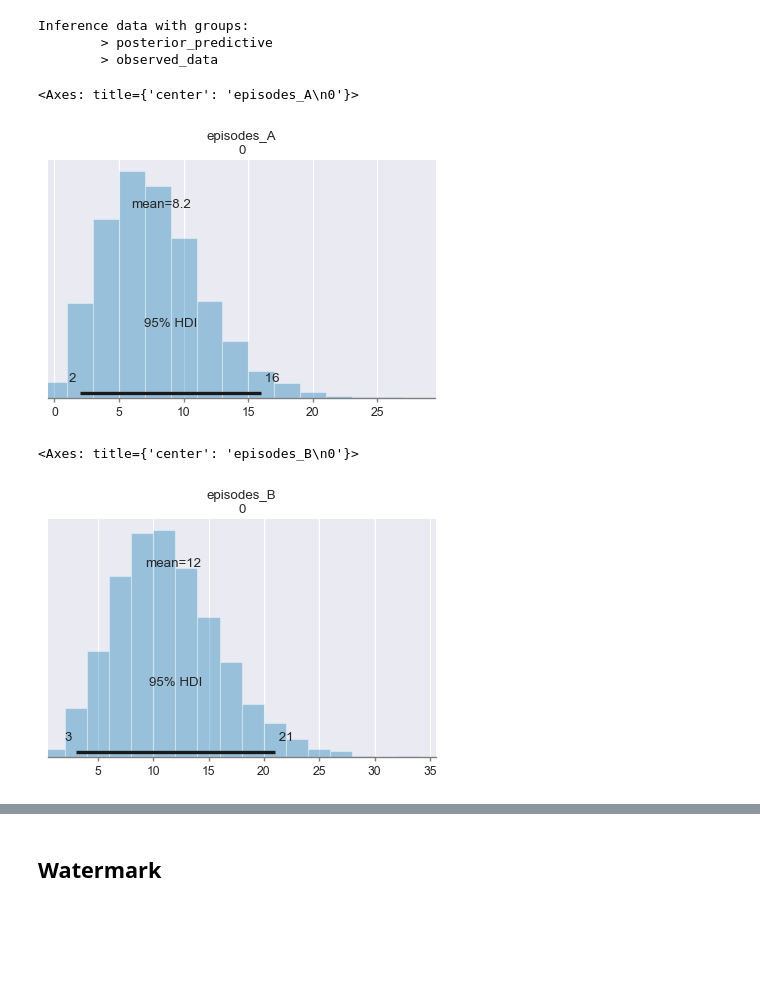
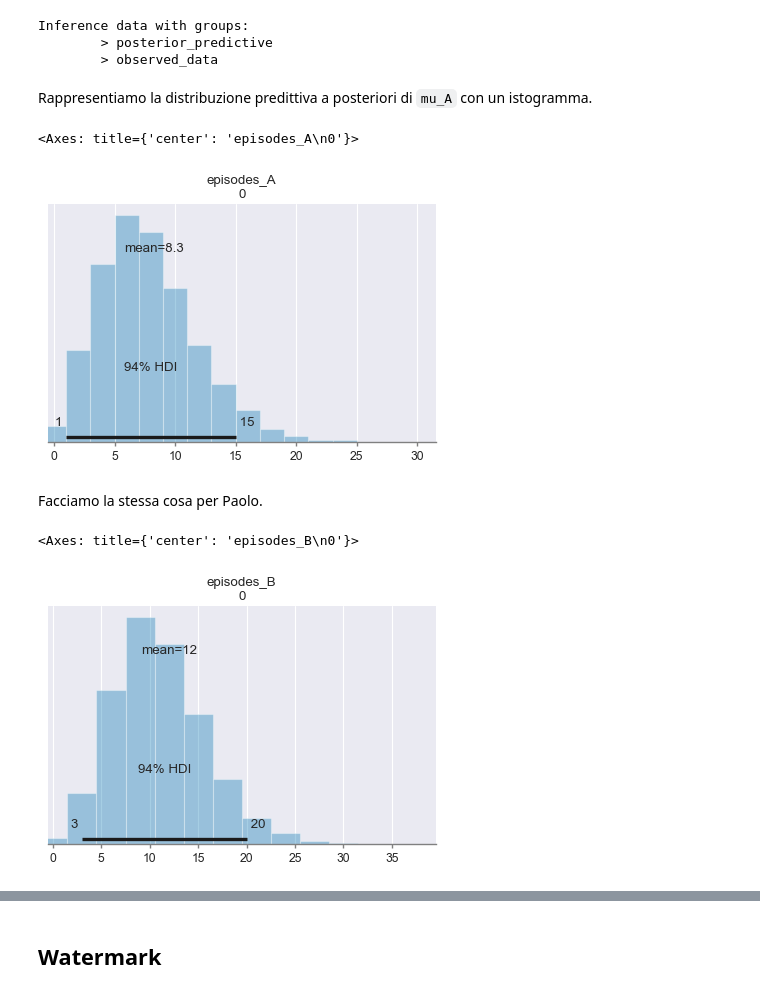
Before and after one commit to ccaudek/ds4psy_2023, a Jupyter notebook: 346_predict_counts.ipynb, the cells around one changed output, grey strips where cells are left out. Cells and saved outputs as stored; diff of their text form; code cells hidden in the pictures; blank space fills up the shorter version.

```diff
--- a/346_predict_counts.ipynb
+++ b/346_predict_counts.ipynb
@@ -55,9 +90,9 @@ Consideriamo un singlo individuo di genere maschile appartenente a questa popola
 # %%
-l = 1/10
+l = 1/11.46
 
 with pm.Model() as model:
     mu = pm.Exponential("mu", l)
-    idata = pm.sample_prior_predictive(samples=2000, random_seed=rng)
+    idata = pm.sample_prior_predictive(samples=10000, random_seed=rng)
 # %% [output]
 Sampling: [mu]
 # %% [markdown]
@@ -187,13 +235,17 @@ post_pred
 Inference data with groups:
         > posterior_predictive
         > observed_data
+# %% [markdown]
+Rappresentiamo la distribuzione predittiva a posteriori di `mu_A` con un istogramma.
 # %%
-az.plot_posterior(post_pred.posterior_predictive.episodes_A, hdi_prob=0.95)
+az.plot_posterior(post_pred.posterior_predictive.episodes_A, hdi_prob=0.94)
 # %% [output]
 <Axes: title={'center': 'episodes_A\n0'}>
-[figure, old version]
+[figure, new version]
+# %% [markdown]
+Facciamo la stessa cosa per Paolo.
 # %%
-az.plot_posterior(post_pred.posterior_predictive.episodes_B, hdi_prob=0.95)
+az.plot_posterior(post_pred.posterior_predictive.episodes_B, hdi_prob=0.94)
 # %% [output]
 <Axes: title={'center': 'episodes_B\n0'}>
-[figure, old version]
+[figure, new version]
```
Also changed, not shown: parts of 30 cells of this notebook.
